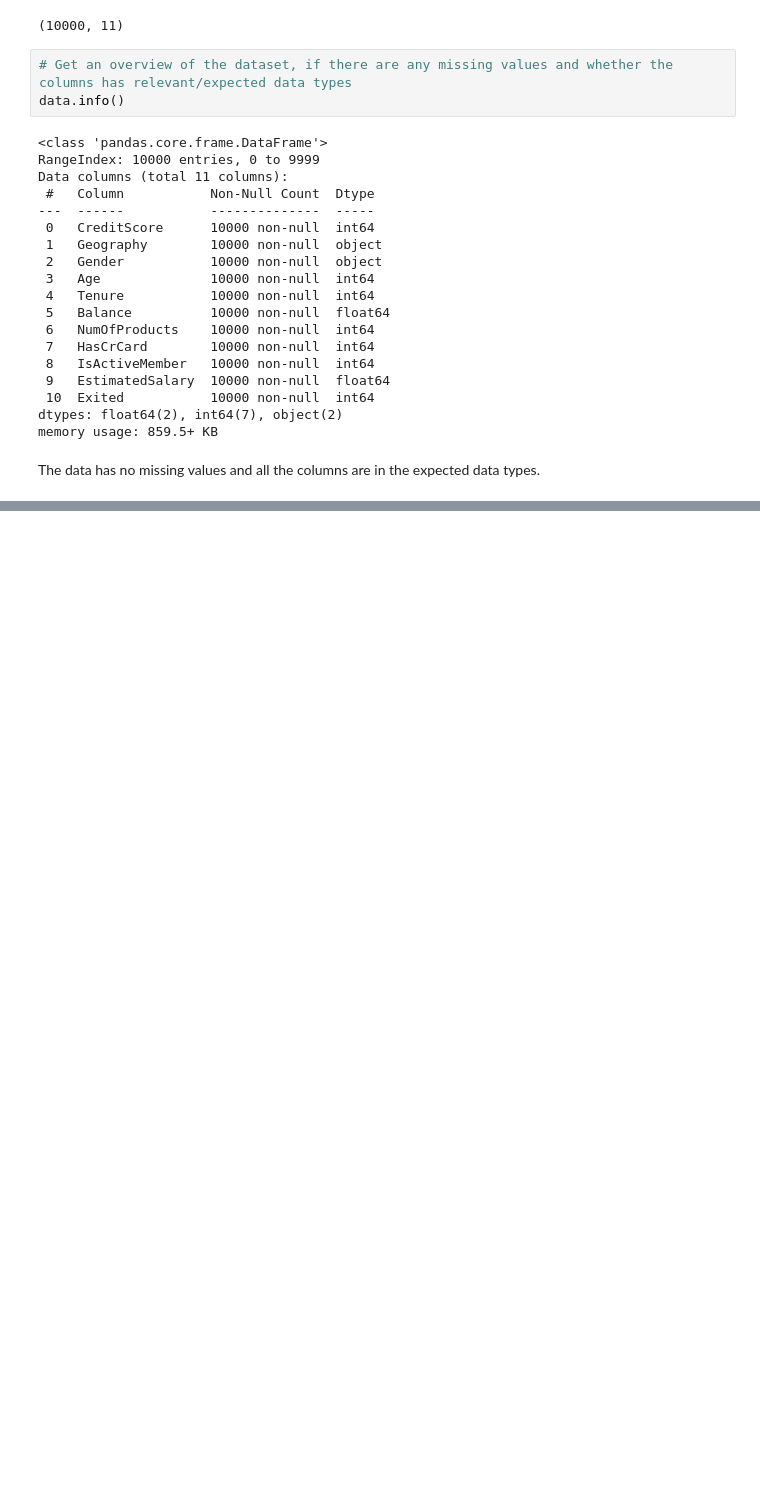
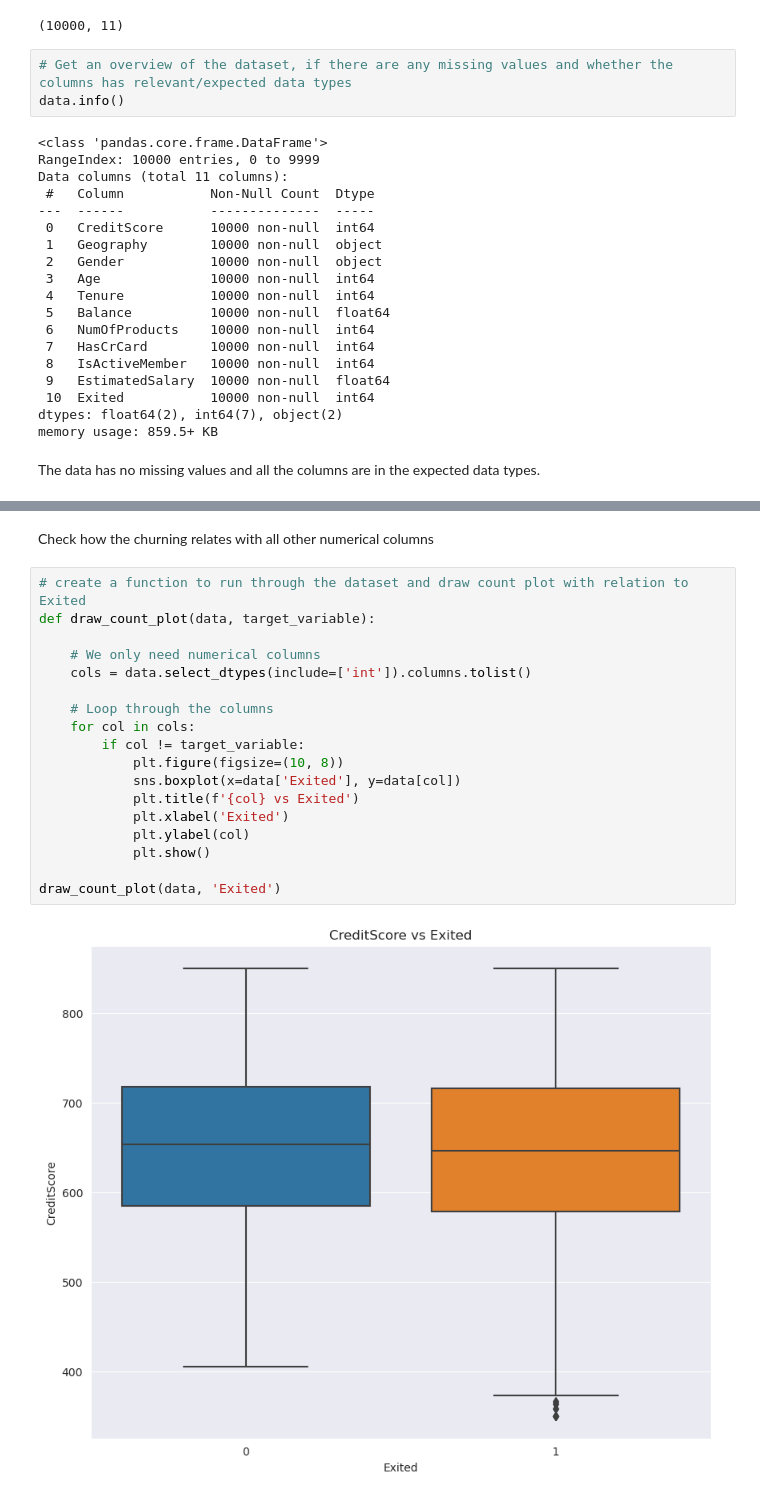
Before and after one commit to levine01/Group6_Phase3_Project, a Jupyter notebook: Churning.ipynb, the cells around one changed output, grey strips where cells are left out. Cells and saved outputs as stored; diff of their text form; blank space fills up the shorter version.

```diff
--- a/Churning.ipynb
+++ b/Churning.ipynb
@@ -133,0 +154,22 @@ data.describe()
+# %% [markdown]
+Check how the churning relates with all other numerical columns
+# %%
+# create a function to run through the dataset and draw count plot with relation to Exited
+def draw_count_plot(data, target_variable):
+
+    # We only need numerical columns
+    cols = data.select_dtypes(include=['int']).columns.tolist()
+
+    # Loop through the columns
+    for col in cols:
+        if col != target_variable:
+            plt.figure(figsize=(10, 8))
+            sns.boxplot(x=data['Exited'], y=data[col])
+            plt.title(f'{col} vs Exited')
+            plt.xlabel('Exited')
+            plt.ylabel(col)
+            plt.show()
+
+draw_count_plot(data, 'Exited')
+# %% [output]
+[figure, added]
```
Also changed, not shown: parts of 7 cells of this notebook.
